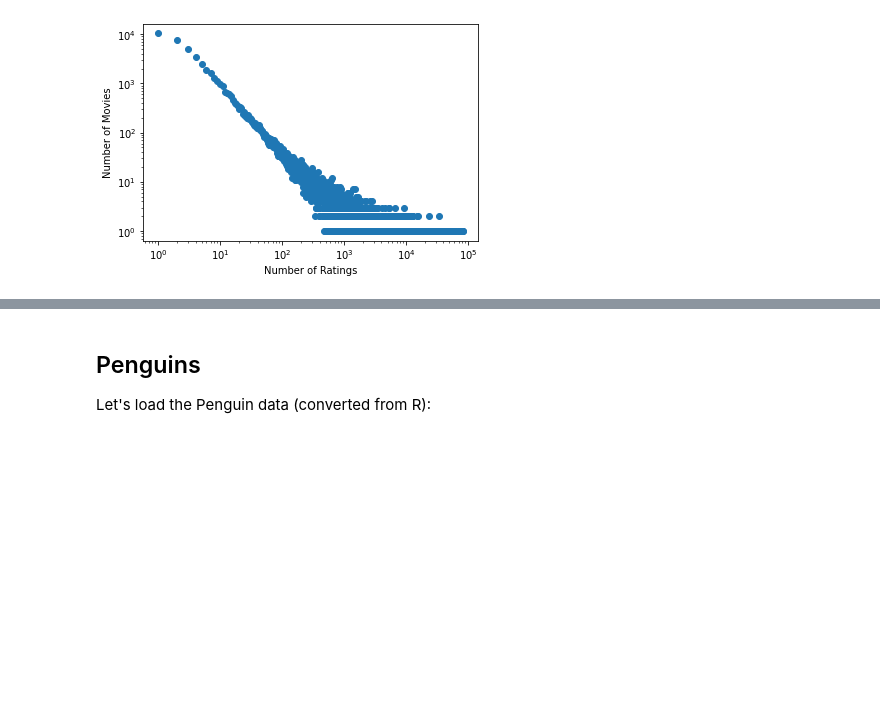
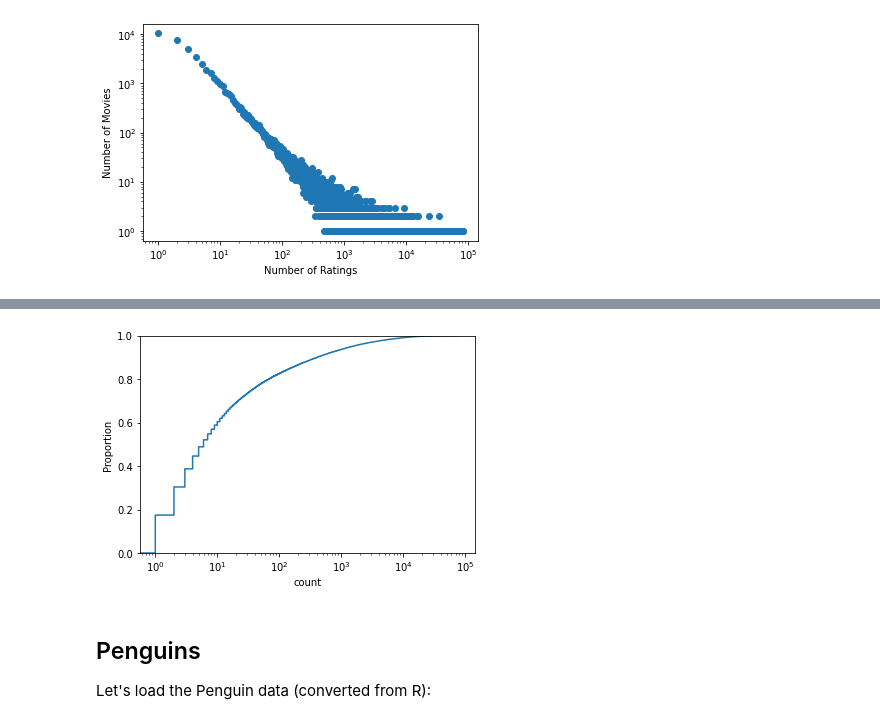
Before and after one commit to mdekstrand/cs533-web, a Jupyter notebook: week2/2-6-DescribingDistributions.ipynb, the cells around one changed output, grey strips where cells are left out. Drawn from its saved outputs; the diff is of its cells as text; code cells hidden in the pictures; blank space fills up the shorter version.

```diff
--- a/week2/2-6-DescribingDistributions.ipynb
+++ b/week2/2-6-DescribingDistributions.ipynb
@@ -224,3 +231,8 @@ Text(0.5, 0, 'Number of Ratings')
+# %%
+sns.ecdfplot(movie_info['count'], log_scale=True)
+plt.show()
+# %% [output]
+[figure, added]
 # %% [markdown]
 ## Penguins
 
```
Also changed, not shown: parts of 12 cells of this notebook, 3 other files.
